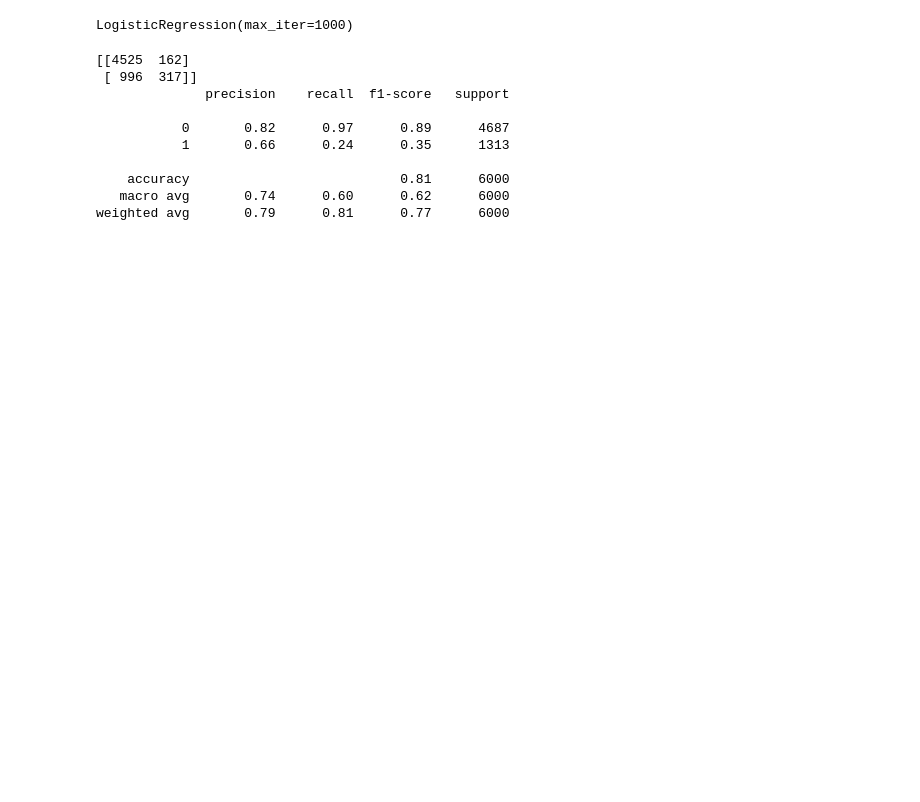
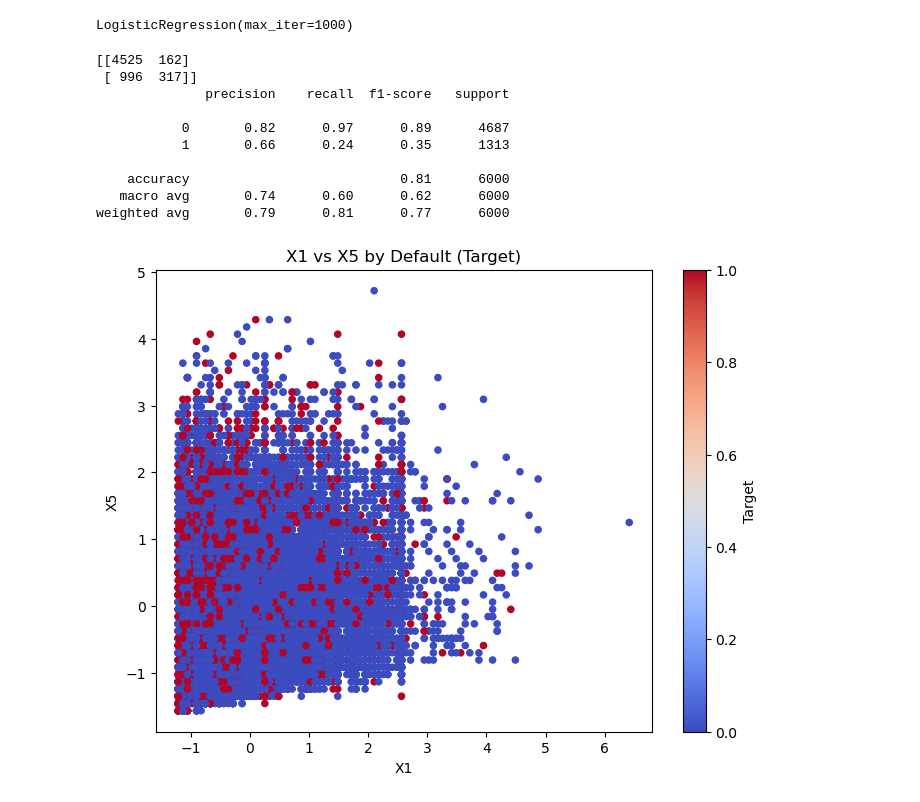
Before and after one commit to annamikulich/PROJECT-4, a Jupyter notebook: Untitled-1.ipynb, the cells around one changed output. Cells and saved outputs as stored; diff of their text form; code cells hidden in the pictures; blank space fills up the shorter version.

Commit message:
Added visualization

```diff
--- a/Untitled-1.ipynb
+++ b/Untitled-1.ipynb
@@ -119,3 +119,14 @@ print(classification_report(y_test, y_pred))
     accuracy                           0.81      6000
    macro avg       0.74      0.60      0.62      6000
 weighted avg       0.79      0.81      0.77      6000
+# %%
+import matplotlib.pyplot as plt
+
+df_plot = X_final.copy()
+df_plot['Target'] = y.values
+
+df_plot.plot.scatter(x='X1', y='X5', c='Target', colormap='coolwarm', figsize=(8,6))
+plt.title('X1 vs X5 by Default (Target)')
+plt.show()
+# %% [output]
+[figure, added]
```
